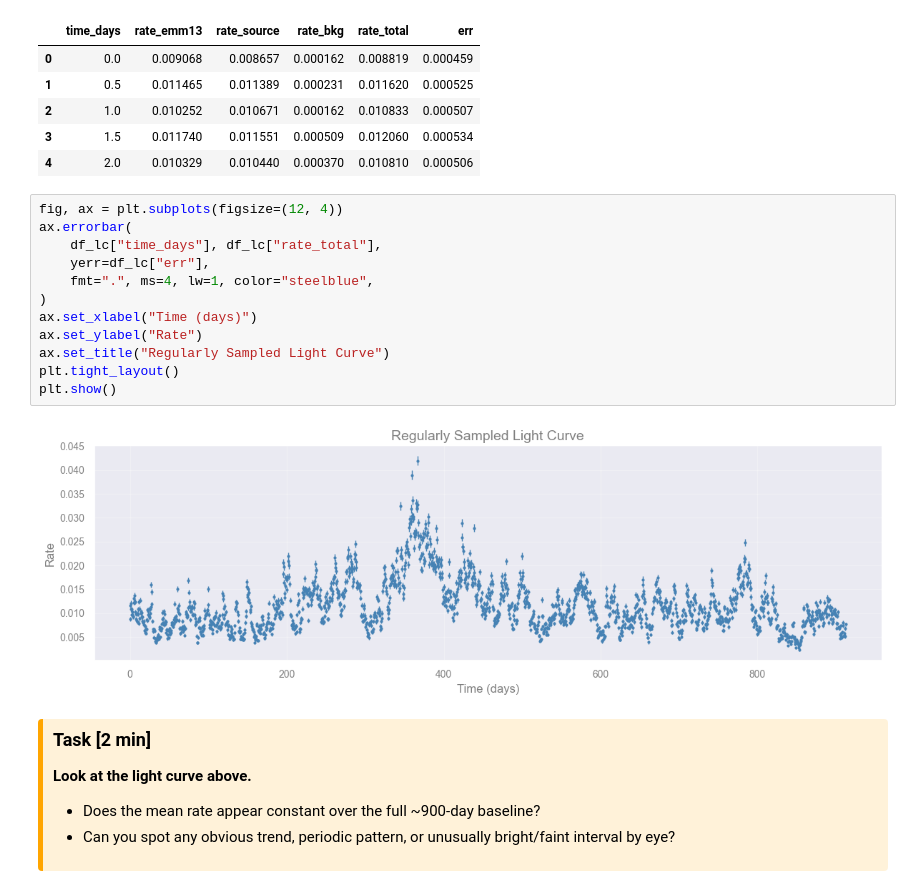
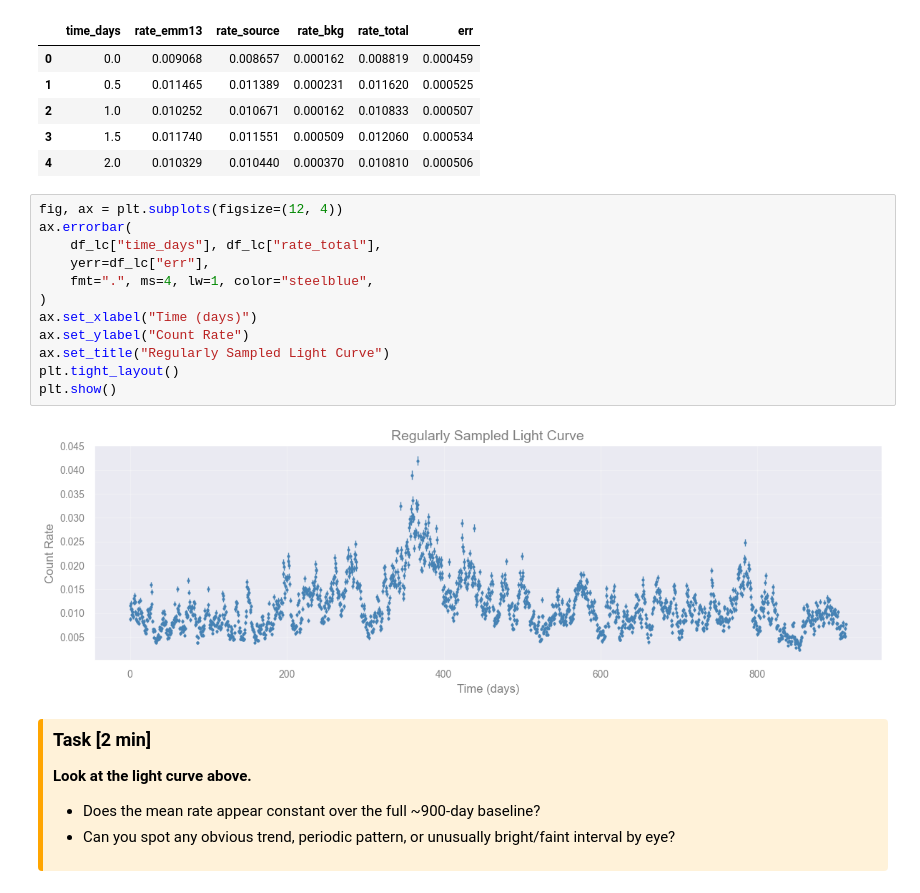
Before and after one commit to AstroStat-Academy/astrostat-school-7, a Jupyter notebook: Time_Series/Time_Series.ipynb, the cells around one changed output. Cells and saved outputs as stored; diff of their text form.

```diff
--- a/Time_Series/Time_Series.ipynb
+++ b/Time_Series/Time_Series.ipynb
@@ -249,17 +301,17 @@ display(df_lc.head())
 # %%
 fig, ax = plt.subplots(figsize=(12, 4))
 ax.errorbar(
     df_lc["time_days"], df_lc["rate_total"],
     yerr=df_lc["err"],
     fmt=".", ms=4, lw=1, color="steelblue",
 )
 ax.set_xlabel("Time (days)")
-ax.set_ylabel("Rate")
+ax.set_ylabel("Count Rate")
 ax.set_title("Regularly Sampled Light Curve")
 plt.tight_layout()
 plt.show()
 # %% [output]
-[figure, old version]
+[figure, new version]
 # %% [markdown]
 <div style="border-left: 5px solid #FFA500; background-color: rgba(255, 165, 0, 0.15); padding: 10px; border-radius: 4px; color: inherit;">
 
```
Also changed, not shown: parts of 33 cells of this notebook, 1 other file.
